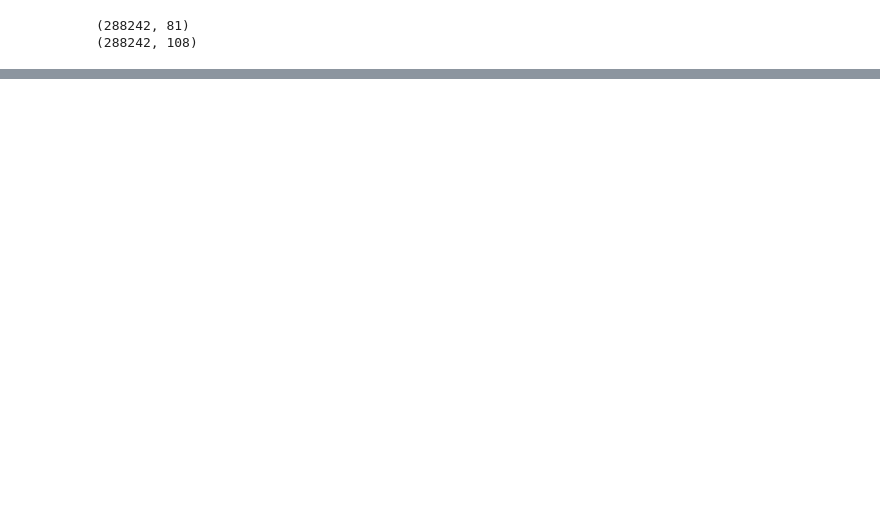
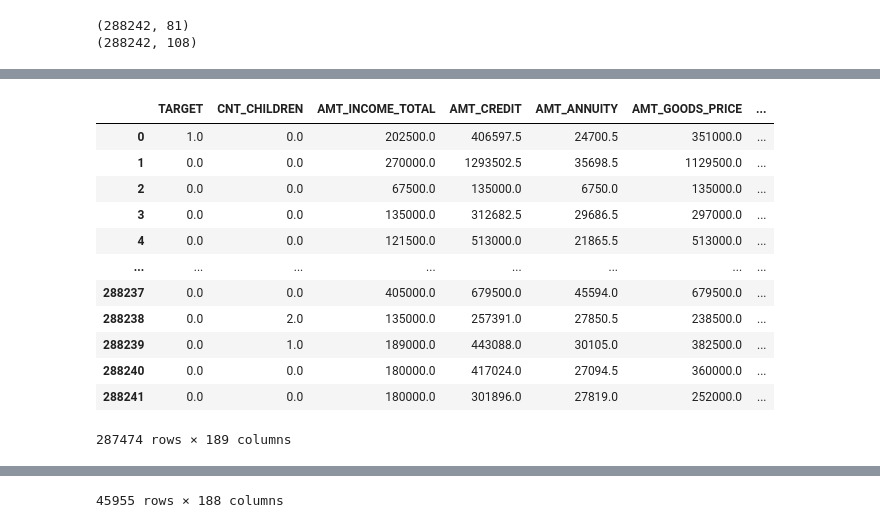
Before and after one commit to justinm329/Home_Credit_Risk, a Jupyter notebook: Credit_Risk.ipynb, the cells around one changed output, grey strips where cells are left out. Saved outputs shown, nothing was run; the diff lists cells and outputs as text; code cells hidden in the pictures; blank space fills up the shorter version.

```diff
--- a/Credit_Risk.ipynb
+++ b/Credit_Risk.ipynb
@@ -1410,3 +1392,2 @@ test_ohe.categories_
 # %%
-train_labels = train_ohe.get_feature_names_out()
-test_labels = test_ohe.get_feature_names_out()
+labels = enc.get_feature_names_out()
@@ -1424,7 +1414,7 @@ print(test_feature_labels.shape)
 # %%
-ohe_train = pd.DataFrame(train_array, columns = train_feature_labels)
+ohe_train = pd.DataFrame(train_array, columns = labels)
 # %%
-ohe_test = pd.DataFrame(test_array, columns = test_feature_labels)
+ohe_test = pd.DataFrame(test_array, columns = labels)
 # %%
 display(ohe_train)
 display(ohe_test)
@@ -1537,0 +1528,20 @@ Length: 185, dtype: int64
+# %%
+final_train = new_train.dropna()
+final_test = new_test.dropna()
+# %%
+display(final_train)
+display(final_test)
+# %% [output]
+|  | TARGET | CNT_CHILDREN | AMT_INCOME_TOTAL | AMT_CREDIT | AMT_ANNUITY | AMT_GOODS_PRICE | ... |
+| 0 | 1.0 | 0.0 | 202500.0 | 406597.5 | 24700.5 | 351000.0 | ... |
+| 1 | 0.0 | 0.0 | 270000.0 | 1293502.5 | 35698.5 | 1129500.0 | ... |
+| 2 | 0.0 | 0.0 | 67500.0 | 135000.0 | 6750.0 | 135000.0 | ... |
+| 3 | 0.0 | 0.0 | 135000.0 | 312682.5 | 29686.5 | 297000.0 | ... |
+| 4 | 0.0 | 0.0 | 121500.0 | 513000.0 | 21865.5 | 513000.0 | ... |
+| ... | ... | ... | ... | ... | ... | ... | ... |
+| 288237 | 0.0 | 0.0 | 405000.0 | 679500.0 | 45594.0 | 679500.0 | ... |
+| 288238 | 0.0 | 2.0 | 135000.0 | 257391.0 | 27850.5 | 238500.0 | ... |
+| 288239 | 0.0 | 1.0 | 189000.0 | 443088.0 | 30105.0 | 382500.0 | ... |
+| 288240 | 0.0 | 0.0 | 180000.0 | 417024.0 | 27094.5 | 360000.0 | ... |
+| 288241 | 0.0 | 0.0 | 180000.0 | 301896.0 | 27819.0 | 252000.0 | ... |
+287474 rows × 189 columns
@@ -1538,2 +1560,3 @@ Length: 185, dtype: int64
+45955 rows × 188 columns
 # %%
 # use the train set and split into X and y variable
```
Also changed, not shown: parts of 31 cells of this notebook.
